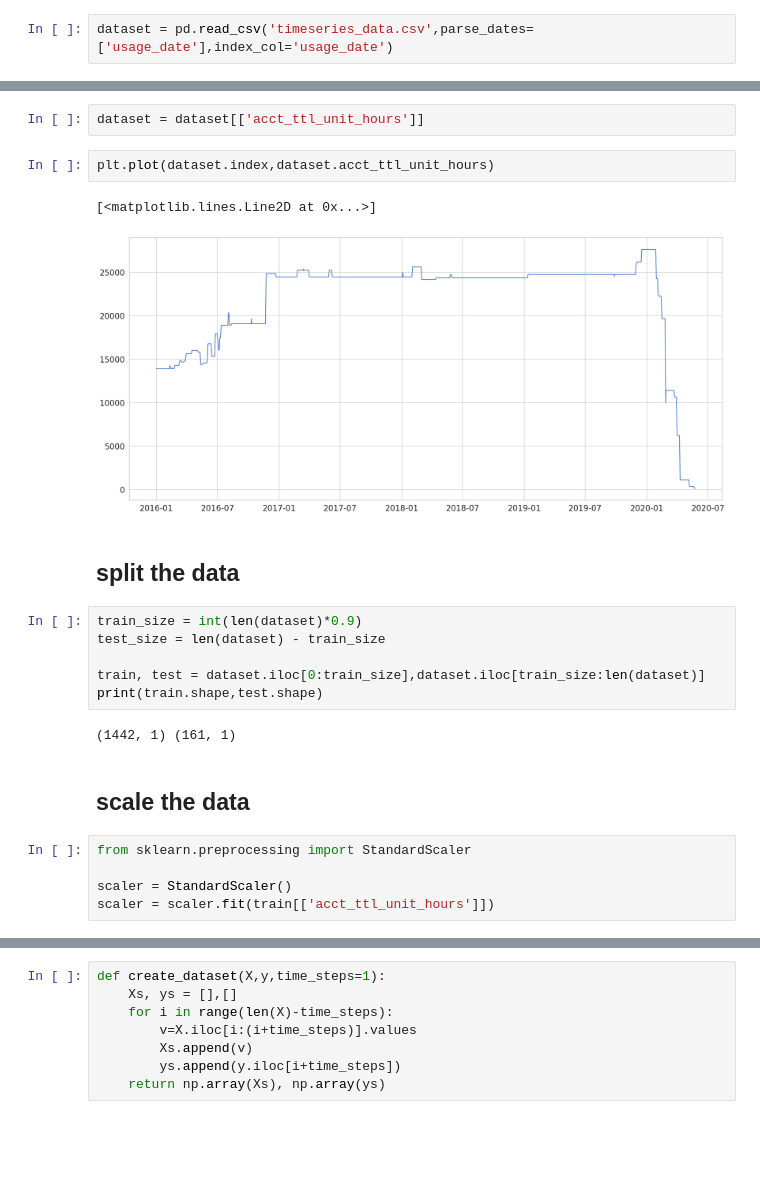
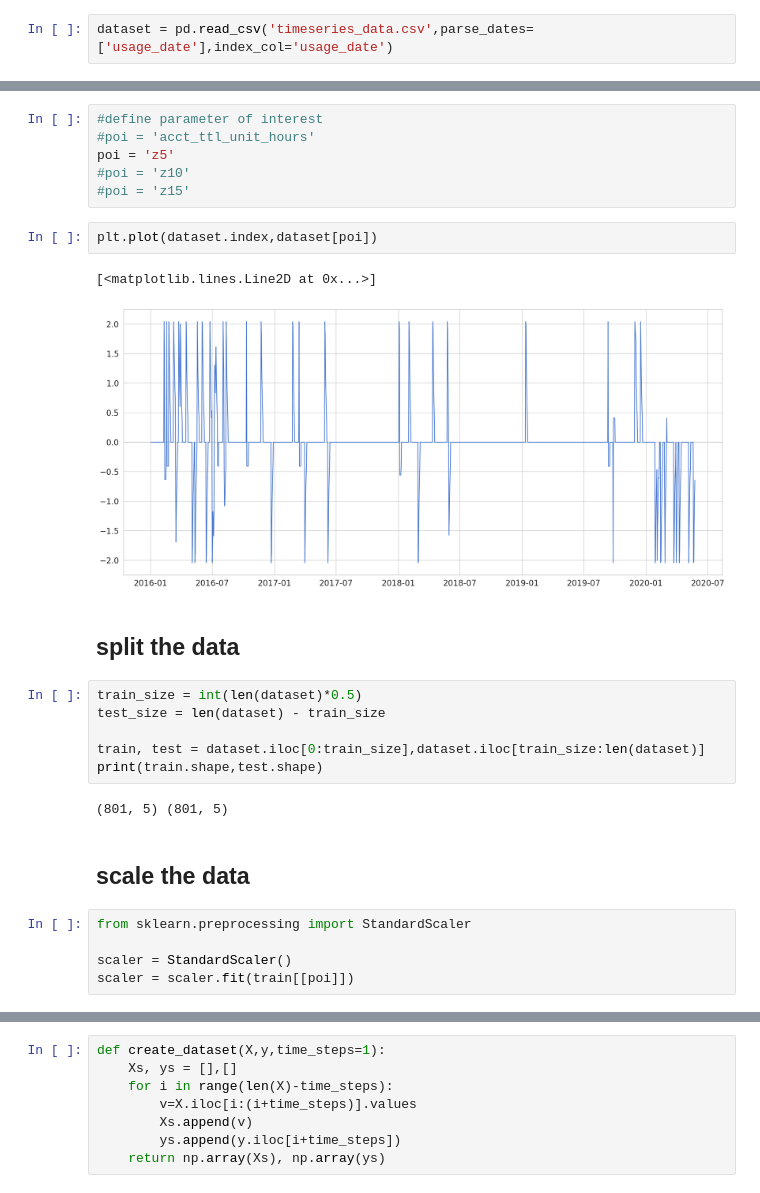
Before and after one commit to char8060/timeseries-anomaly, a Jupyter notebook: anomaly_detection.ipynb, the cells around one changed output, grey strips where cells are left out. Saved outputs shown, nothing was run; the diff lists cells and outputs as text; blank space fills up the shorter version.

```diff
--- a/anomaly_detection.ipynb
+++ b/anomaly_detection.ipynb
@@ -50,26 +52,30 @@ dataset.head()
-# %%
-dataset = dataset[['acct_ttl_unit_hours']]
+# %%
+#define parameter of interest
+#poi = 'acct_ttl_unit_hours'
+poi = 'z5'
+#poi = 'z10'
+#poi = 'z15'
 # %%
-plt.plot(dataset.index,dataset.acct_ttl_unit_hours)
+plt.plot(dataset.index,dataset[poi])
 # %% [output]
 [<matplotlib.lines.Line2D at 0x...>]
-[figure, old version]
+[figure, new version]
 # %% [markdown]
 ## split the data
 # %%
-train_size = int(len(dataset)*0.9)
+train_size = int(len(dataset)*0.5)
 test_size = len(dataset) - train_size
 
 train, test = dataset.iloc[0:train_size],dataset.iloc[train_size:len(dataset)]
 print(train.shape,test.shape)
 # %% [output]
-(1442, 1) (161, 1)
+(801, 5) (801, 5)
 # %% [markdown]
 ## scale the data
 # %%
 from sklearn.preprocessing import StandardScaler
 
 scaler = StandardScaler()
-scaler = scaler.fit(train[['acct_ttl_unit_hours']])
+scaler = scaler.fit(train[[poi]])
 # %%
 #apply transformation
```
Also changed, not shown: parts of 15 cells of this notebook, 1 other file.
